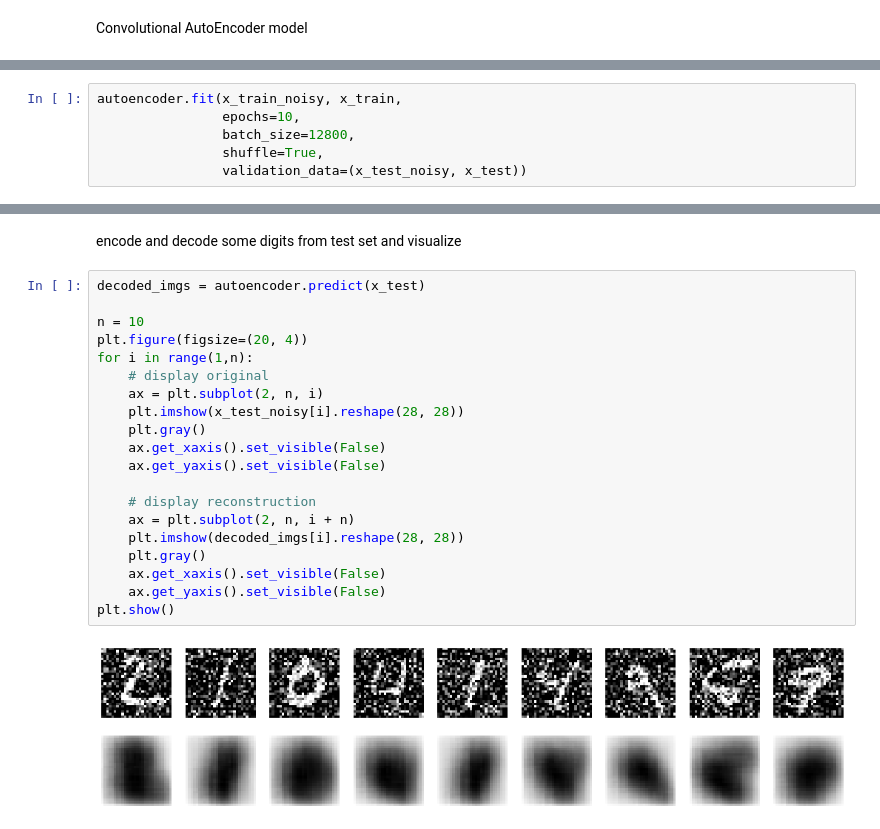
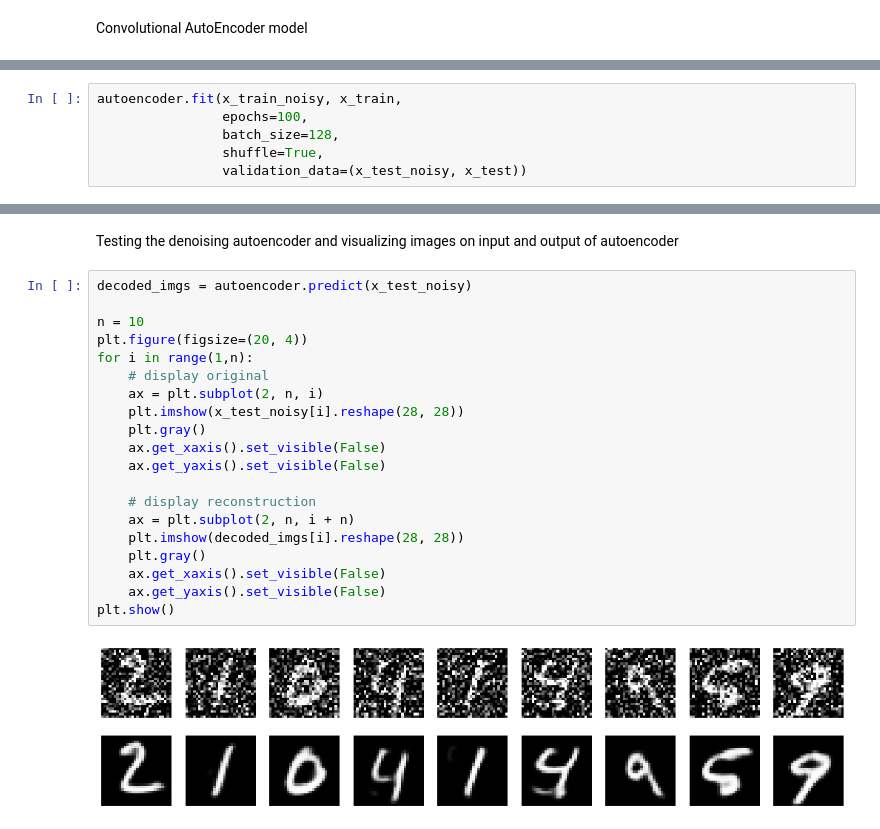
Before and after one commit to telecombcn-dl/2018-dlai-team2, a Jupyter notebook: DenoisingAutoEncoder.ipynb, the cells around one changed output, grey strips where cells are left out. Saved outputs shown, nothing was run; the diff lists cells and outputs as text.

Commit message:
change in Denoising AE notebook
fix: testing with noising values, correct the visualization

```diff
--- a/DenoisingAutoEncoder.ipynb
+++ b/DenoisingAutoEncoder.ipynb
@@ -66,7 +70,7 @@ train 10 epochs
 # %%
 autoencoder.fit(x_train_noisy, x_train,
-                epochs=10,
-                batch_size=12800,
+                epochs=100,
+                batch_size=128,
                 shuffle=True,
                 validation_data=(x_test_noisy, x_test))
 # %% [output]
@@ -76,25 +94,25 @@ Epoch 1/1
 <keras.callbacks.History at 0x...>
-# %% [markdown]
-encode and decode some digits from test set and visualize
+# %% [markdown]
+Testing the denoising autoencoder and visualizing images on input and output of autoencoder
 # %%
-decoded_imgs = autoencoder.predict(x_test)
+decoded_imgs = autoencoder.predict(x_test_noisy)
 
 n = 10
 plt.figure(figsize=(20, 4))
 for i in range(1,n):
     # display original
     ax = plt.subplot(2, n, i)
     plt.imshow(x_test_noisy[i].reshape(28, 28))
     plt.gray()
     ax.get_xaxis().set_visible(False)
     ax.get_yaxis().set_visible(False)
 
     # display reconstruction
     ax = plt.subplot(2, n, i + n)
     plt.imshow(decoded_imgs[i].reshape(28, 28))
     plt.gray()
     ax.get_xaxis().set_visible(False)
     ax.get_yaxis().set_visible(False)
 plt.show()
 # %% [output]
-[figure, old version]
+[figure, new version]
```
Also changed, not shown: parts of 11 cells of this notebook.
